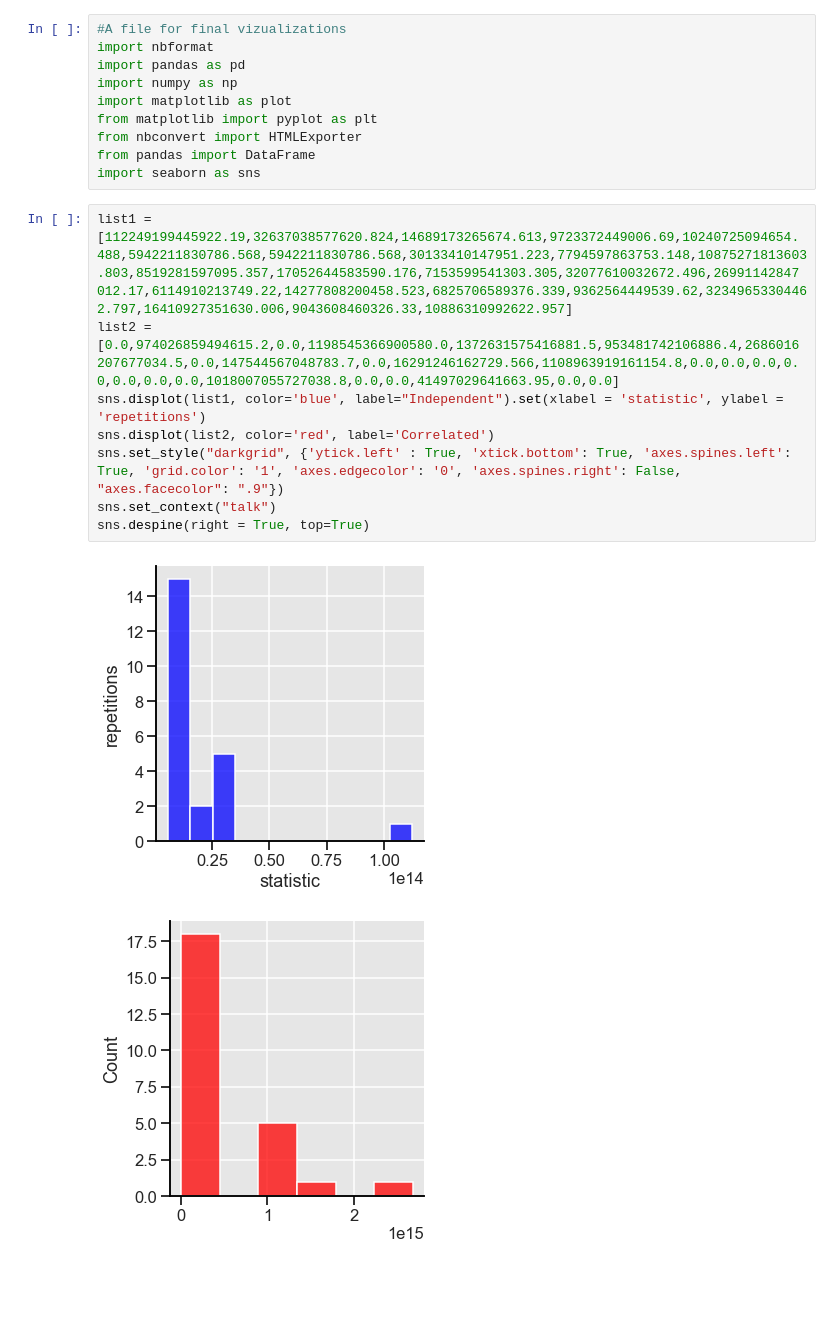
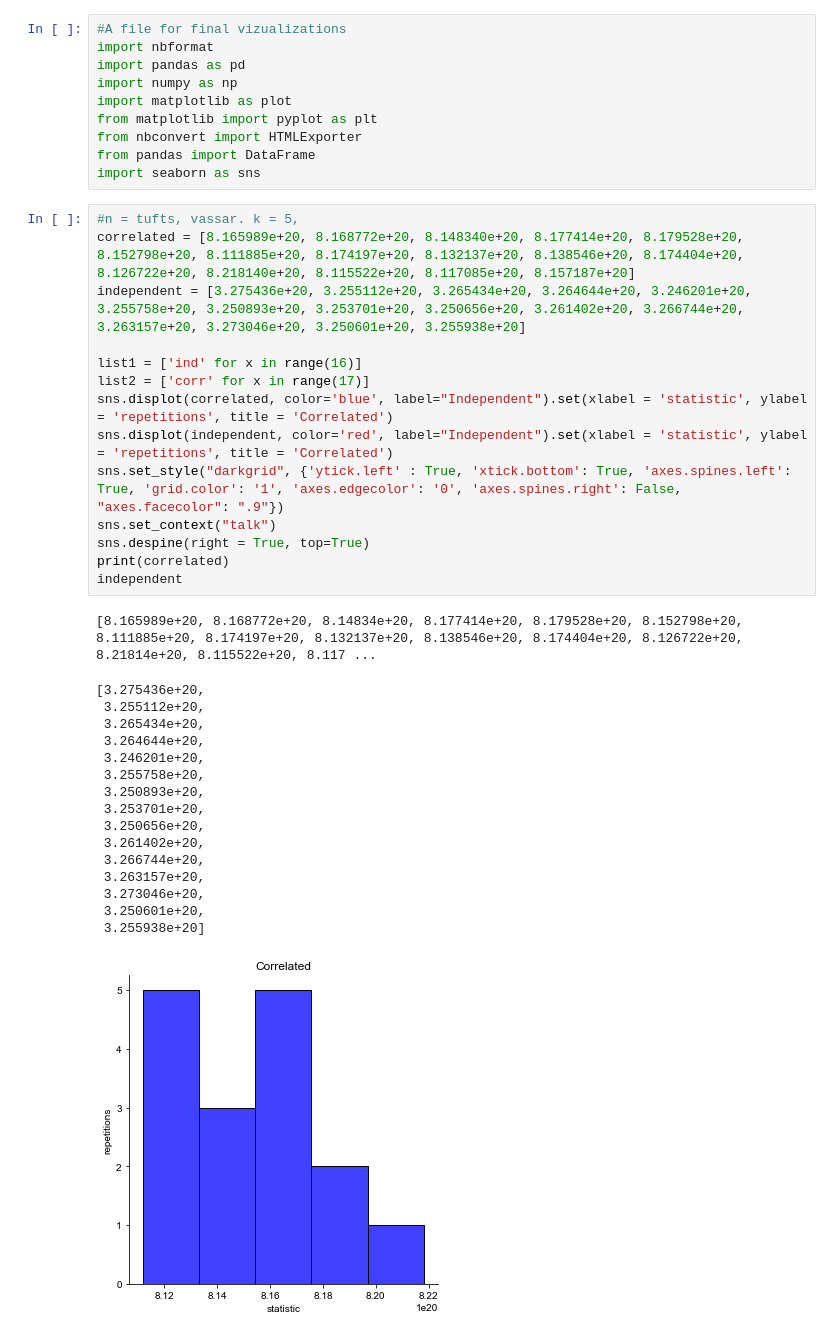
Before and after one commit to louishu17/tree_color_coding_task, a Jupyter notebook: Jupyter Vizualizations/facebook_viz.ipynb, the cells around one changed output. Saved outputs shown, nothing was run; the diff lists cells and outputs as text; blank space fills up the shorter version.

```diff
--- a/Jupyter Vizualizations/facebook_viz.ipynb
+++ b/Jupyter Vizualizations/facebook_viz.ipynb
@@ -8,14 +8,35 @@ from matplotlib import pyplot as plt
 from nbconvert import HTMLExporter
 from pandas import DataFrame
 import seaborn as sns
-# %%
-list1 = [112249199445922.19,32637038577620.824,14689173265674.613,9723372449006.69,10240725094654.488,5942211830786.568,5942211830786.568,30133410147951.223,7794597863753.148,10875271813603.803,8519281597095.357,17052644583590.176,7153599541303.305,32077610032672.496,26991142847012.17,6114910213749.22,14277808200458.523,6825706589376.339,9362564449539.62,32349653304462.797,16410927351630.006,9043608460326.33,10886310992622.957]
-list2 = [0.0,974026859494615.2,0.0,1198545366900580.0,1372631575416881.5,953481742106886.4,2686016207677034.5,0.0,147544567048783.7,0.0,16291246162729.566,1108963919161154.8,0.0,0.0,0.0,0.0,0.0,0.0,0.0,1018007055727038.8,0.0,0.0,41497029641663.95,0.0,0.0]
-sns.displot(list1, color='blue', label="Independent").set(xlabel = 'statistic', ylabel = 'repetitions')
-sns.displot(list2, color='red', label='Correlated')
-sns.set_style("darkgrid", {'ytick.left' : True, 'xtick.bottom': True, 'axes.spines.left': True, 'grid.color': '1', 'axes.edgecolor': '0', 'axes.spines.right': False, "axes.facecolor": ".9"})
-sns.set_context("talk")
-sns.despine(right = True, top=True)
-# %% [output]
-[figure, removed]
-[figure, removed]
+# %%
+#n = tufts, vassar. k = 5,
+correlated = [8.165989e+20, 8.168772e+20, 8.148340e+20, 8.177414e+20, 8.179528e+20, 8.152798e+20, 8.111885e+20, 8.174197e+20, 8.132137e+20, 8.138546e+20, 8.174404e+20, 8.126722e+20, 8.218140e+20, 8.115522e+20, 8.117085e+20, 8.157187e+20]
+independent = [3.275436e+20, 3.255112e+20, 3.265434e+20, 3.264644e+20, 3.246201e+20, 3.255758e+20, 3.250893e+20, 3.253701e+20, 3.250656e+20, 3.261402e+20, 3.266744e+20, 3.263157e+20, 3.273046e+20, 3.250601e+20, 3.255938e+20]
+
+list1 = ['ind' for x in range(16)]
+list2 = ['corr' for x in range(17)]
+sns.displot(correlated, color='blue', label="Independent").set(xlabel = 'statistic', ylabel = 'repetitions', title = 'Correlated')
+sns.displot(independent, color='red', label="Independent").set(xlabel = 'statistic', ylabel = 'repetitions', title = 'Correlated')
+sns.set_style("darkgrid", {'ytick.left' : True, 'xtick.bottom': True, 'axes.spines.left': True, 'grid.color': '1', 'axes.edgecolor': '0', 'axes.spines.right': False, "axes.facecolor": ".9"})
+sns.set_context("talk")
+sns.despine(right = True, top=True)
+print(correlated)
+independent
+# %% [output]
+[8.165989e+20, 8.168772e+20, 8.14834e+20, 8.177414e+20, 8.179528e+20, 8.152798e+20, 8.111885e+20, 8.174197e+20, 8.132137e+20, 8.138546e+20, 8.174404e+20, 8.126722e+20, 8.21814e+20, 8.115522e+20, 8.117 ...
+[3.275436e+20,
+ 3.255112e+20,
+ 3.265434e+20,
+ 3.264644e+20,
+ 3.246201e+20,
+ 3.255758e+20,
+ 3.250893e+20,
+ 3.253701e+20,
+ 3.250656e+20,
+ 3.261402e+20,
+ 3.266744e+20,
+ 3.263157e+20,
+ 3.273046e+20,
+ 3.250601e+20,
+ 3.255938e+20]
+[figure, added]
```
Also changed, not shown: parts of 5 cells of this notebook, 4 other files.
